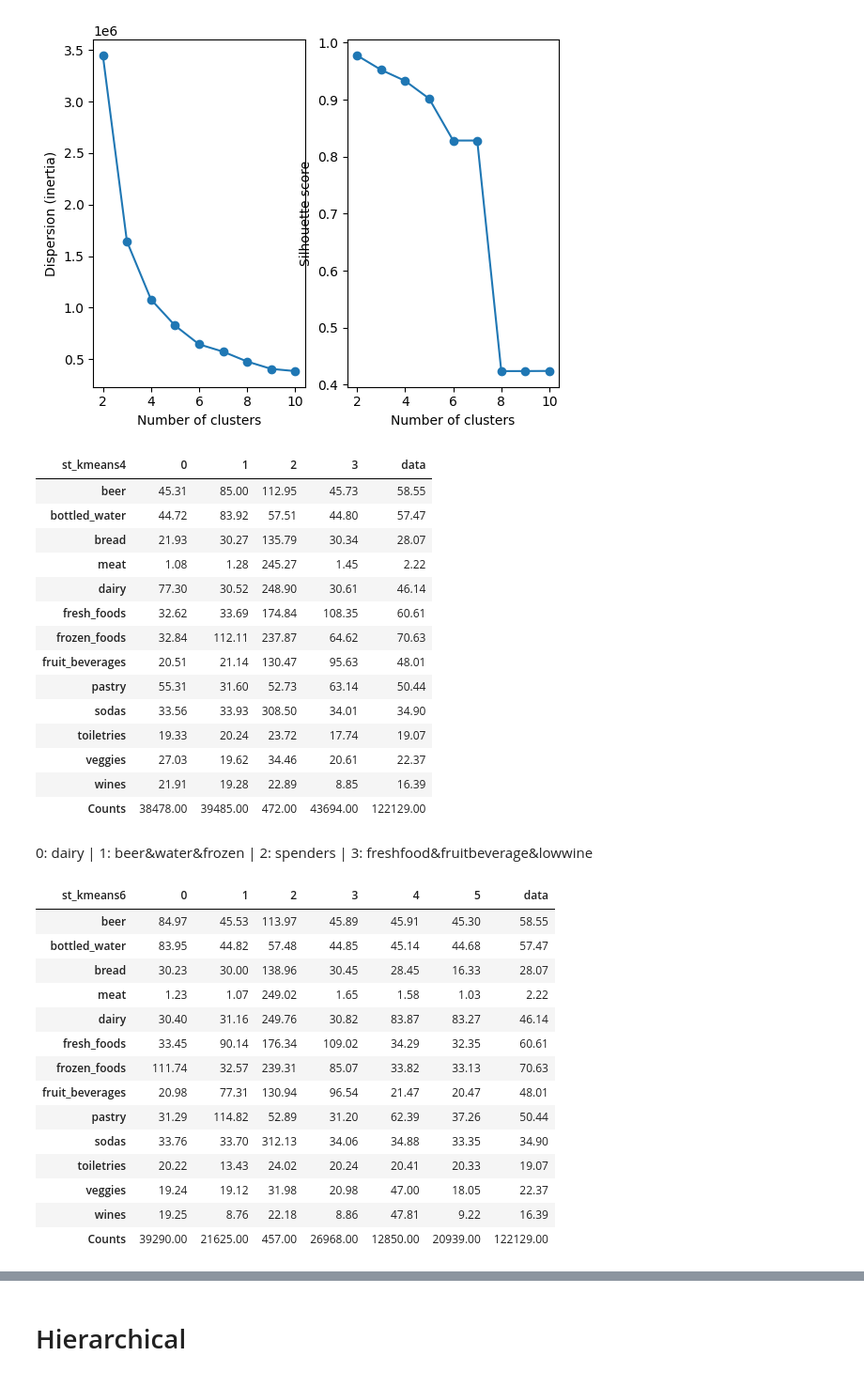
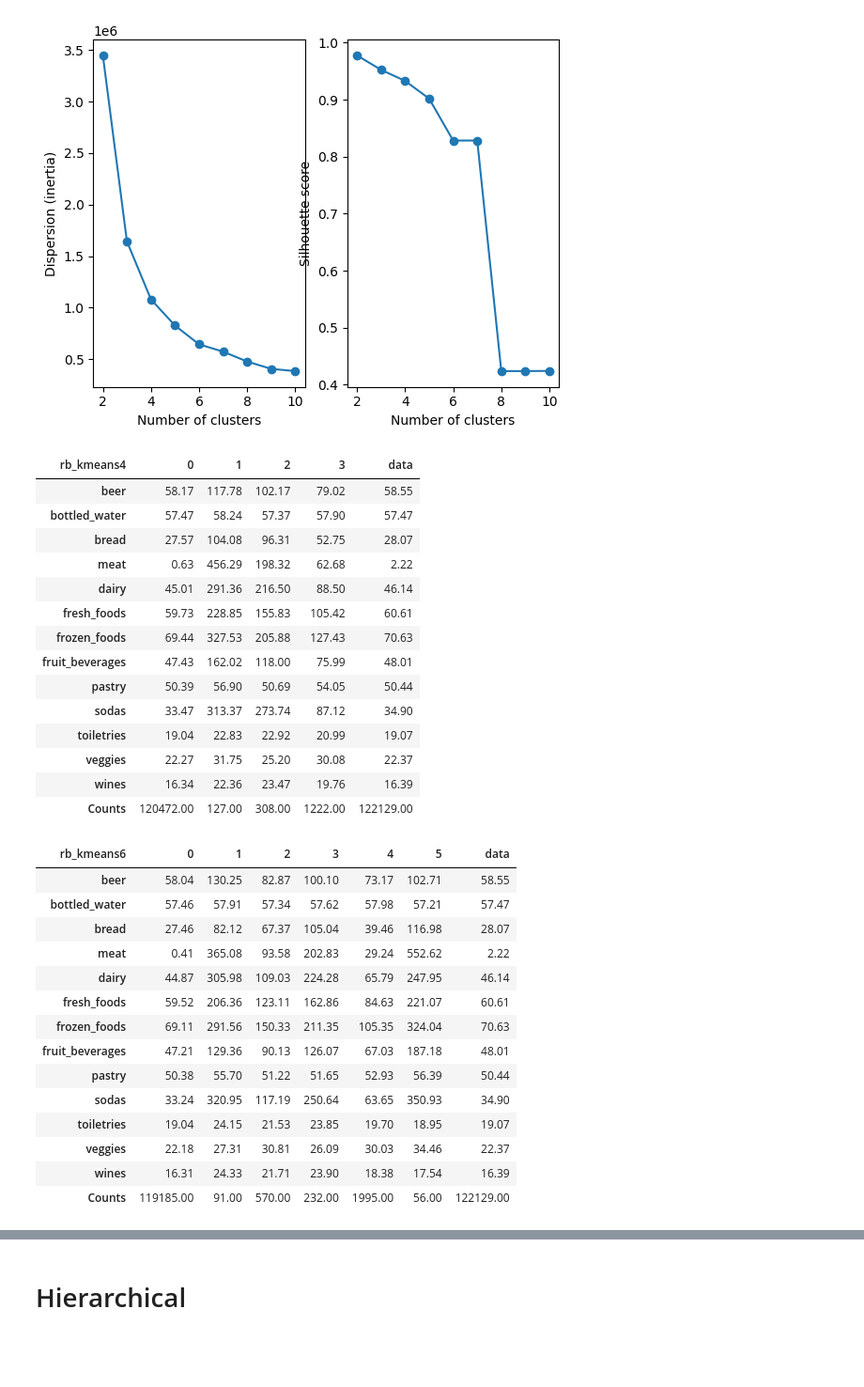
Before and after one commit to Rita-Centeno/DMI, a Jupyter notebook: clustering_pref.ipynb, the cells around one changed output, grey strips where cells are left out. Shown at 94% size. Drawn from its saved outputs; the diff is of its cells as text; code cells hidden in the pictures; blank space fills up the shorter version.

```diff
--- a/clustering_pref.ipynb
+++ b/clustering_pref.ipynb
@@ -35,8 +35,8 @@ The autoreload extension is already loaded. To reload it, use:
 #### Import the data
 # %%
 # data = pd.read_csv('Data\\New_Data\\project_data_cleaned_noreturnincons_impute2uni_wzipid_no0_perc.csv')
-# data = pd.read_csv('Data\\New_Data\\project_data_cleaned_noreturnincons_impute2uni_wzipid_no0_out_perc.csv')
-data = pd.read_csv('Data\\New_Data\\project_data_cleaned_noreturnincons_impute2uni_wzipid_no0_out99_perc.csv')
+data = pd.read_csv('Data\\New_Data\\project_data_cleaned_noreturnincons_impute2uni_wzipid_no0_out_perc.csv')
+# data = pd.read_csv('Data\\New_Data\\project_data_cleaned_noreturnincons_impute2uni_wzipid_no0_out99_perc.csv')
 # %% [markdown]
 #### Define metrics to study
 # %%
@@ -295,6 +295,9 @@ plot_inertia_and_silhouette(sample_st_scl, 2, 10)
 # %%
 kmeans = KMeans(n_clusters = 4, init='k-means++', n_init=10,  random_state = 1).fit(preference_st_scl)
 preference['st_kmeans4'] = kmeans.predict(preference_st_scl)
+# %%
+kmeans = KMeans(n_clusters = 6, init='k-means++', n_init=10,  random_state = 1).fit(preference_st_scl)
+preference['st_kmeans6'] = kmeans.predict(preference_st_scl)
 # %%
 kmeans = KMeans(n_clusters = 7, init='k-means++', n_init=10,  random_state = 1).fit(preference_st_scl)
 preference['st_kmeans7'] = kmeans.predict(preference_st_scl)
@@ -483,6 +544,9 @@ clusters_comparison(preference, 'mm_kmeans3', 'mm_kmeans5')
 plot_inertia_and_silhouette(sample_mm_scl, 2, 10)
 # %% [output]
 [figure]
+# %%
+kmeans = KMeans(n_clusters = 4, init='k-means++', n_init=10,  random_state = 1).fit(preference_mm_scl)
+preference['mm_kmeans4'] = kmeans.predict(preference_mm_scl)
 # %%
 kmeans = KMeans(n_clusters = 6, init='k-means++', n_init=10,  random_state = 1).fit(preference_mm_scl)
 preference['mm_kmeans6'] = kmeans.predict(preference_mm_scl)
@@ -573,40 +657,38 @@ preference['rb_kmeans4'] = kmeans.predict(preference_rb_scl)
 kmeans = KMeans(n_clusters = 6, init='k-means++', n_init=10,  random_state = 1).fit(preference_rb_scl)
 preference['rb_kmeans6'] = kmeans.predict(preference_rb_scl)
 # %%
-groupby_mean(preference, 'st_kmeans4')
+groupby_mean(preference, 'rb_kmeans4')
 # %% [output]
-| st_kmeans4 | 0 | 1 | 2 | 3 | data |
-| beer | 45.31 | 85.00 | 112.95 | 45.73 | 58.55 |
-| bottled_water | 44.72 | 83.92 | 57.51 | 44.80 | 57.47 |
-| bread | 21.93 | 30.27 | 135.79 | 30.34 | 28.07 |
-| meat | 1.08 | 1.28 | 245.27 | 1.45 | 2.22 |
-| dairy | 77.30 | 30.52 | 248.90 | 30.61 | 46.14 |
-| fresh_foods | 32.62 | 33.69 | 174.84 | 108.35 | 60.61 |
-| frozen_foods | 32.84 | 112.11 | 237.87 | 64.62 | 70.63 |
-| fruit_beverages | 20.51 | 21.14 | 130.47 | 95.63 | 48.01 |
-| pastry | 55.31 | 31.60 | 52.73 | 63.14 | 50.44 |
-| sodas | 33.56 | 33.93 | 308.50 | 34.01 | 34.90 |
-| toiletries | 19.33 | 20.24 | 23.72 | 17.74 | 19.07 |
-| veggies | 27.03 | 19.62 | 34.46 | 20.61 | 22.37 |
-| wines | 21.91 | 19.28 | 22.89 | 8.85 | 16.39 |
-| Counts | 38478.00 | 39485.00 | 472.00 | 43694.00 | 122129.00 |
+| rb_kmeans4 | 0 | 1 | 2 | 3 | data |
+| beer | 58.17 | 117.78 | 102.17 | 79.02 | 58.55 |
+| bottled_water | 57.47 | 58.24 | 57.37 | 57.90 | 57.47 |
+| bread | 27.57 | 104.08 | 96.31 | 52.75 | 28.07 |
+| meat | 0.63 | 456.29 | 198.32 | 62.68 | 2.22 |
+| dairy | 45.01 | 291.36 | 216.50 | 88.50 | 46.14 |
+| fresh_foods | 59.73 | 228.85 | 155.83 | 105.42 | 60.61 |
+| frozen_foods | 69.44 | 327.53 | 205.88 | 127.43 | 70.63 |
+| fruit_beverages | 47.43 | 162.02 | 118.00 | 75.99 | 48.01 |
+| pastry | 50.39 | 56.90 | 50.69 | 54.05 | 50.44 |
+| sodas | 33.47 | 313.37 | 273.74 | 87.12 | 34.90 |
+| toiletries | 19.04 | 22.83 | 22.92 | 20.99 | 19.07 |
+| veggies | 22.27 | 31.75 | 25.20 | 30.08 | 22.37 |
+| wines | 16.34 | 22.36 | 23.47 | 19.76 | 16.39 |
+| Counts | 120472.00 | 127.00 | 308.00 | 1222.00 | 122129.00 |
-# %% [markdown]
-0: dairy | 1: beer&water&frozen | 2: spenders | 3: freshfood&fruitbeverage&lowwine
 # %%
-groupby_mean(preference, 'st_kmeans6')
+groupby_mean(preference, 'rb_kmeans6')
 # %% [output]
-| st_kmeans6 | 0 | 1 | 2 | 3 | 4 | 5 | data |
-| beer | 84.97 | 45.53 | 113.97 | 45.89 | 45.91 | 45.30 | 58.55 |
-| bottled_water | 83.95 | 44.82 | 57.48 | 44.85 | 45.14 | 44.68 | 57.47 |
-| bread | 30.23 | 30.00 | 138.96 | 30.45 | 28.45 | 16.33 | 28.07 |
-| meat | 1.23 | 1.07 | 249.02 | 1.65 | 1.58 | 1.03 | 2.22 |
-| dairy | 30.40 | 31.16 | 249.76 | 30.82 | 83.87 | 83.27 | 46.14 |
-| fresh_foods | 33.45 | 90.14 | 176.34 | 109.02 | 34.29 | 32.35 | 60.61 |
-| frozen_foods | 111.74 | 32.57 | 239.31 | 85.07 | 33.82 | 33.13 | 70.63 |
-| fruit_beverages | 20.98 | 77.31 | 130.94 | 96.54 | 21.47 | 20.47 | 48.01 |
-| pastry | 31.29 | 114.82 | 52.89 | 31.20 | 62.39 | 37.26 | 50.44 |
-| sodas | 33.76 | 33.70 | 312.13 | 34.06 | 34.88 | 33.35 | 34.90 |
-| toiletries | 20.22 | 13.43 | 24.02 | 20.24 | 20.41 | 20.33 | 19.07 |
-| veggies | 19.24 | 19.12 | 31.98 | 20.98 | 47.00 | 18.05 | 22.37 |
-| wines | 19.25 | 8.76 | 22.18 | 8.86 | 47.81 | 9.22 | 16.39 |
-| Counts | 39290.00 | 21625.00 | 457.00 | 26968.00 | 12850.00 | 20939.00 | 122129.00 |
+| rb_kmeans6 | 0 | 1 | 2 | 3 | 4 | 5 | data |
+| beer | 58.04 | 130.25 | 82.87 | 100.10 | 73.17 | 102.71 | 58.55 |
+| bottled_water | 57.46 | 57.91 | 57.34 | 57.62 | 57.98 | 57.21 | 57.47 |
+| bread | 27.46 | 82.12 | 67.37 | 105.04 | 39.46 | 116.98 | 28.07 |
+| meat | 0.41 | 365.08 | 93.58 | 202.83 | 29.24 | 552.62 | 2.22 |
+| dairy | 44.87 | 305.98 | 109.03 | 224.28 | 65.79 | 247.95 | 46.14 |
+| fresh_foods | 59.52 | 206.36 | 123.11 | 162.86 | 84.63 | 221.07 | 60.61 |
+| frozen_foods | 69.11 | 291.56 | 150.33 | 211.35 | 105.35 | 324.04 | 70.63 |
+| fruit_beverages | 47.21 | 129.36 | 90.13 | 126.07 | 67.03 | 187.18 | 48.01 |
+| pastry | 50.38 | 55.70 | 51.22 | 51.65 | 52.93 | 56.39 | 50.44 |
+| sodas | 33.24 | 320.95 | 117.19 | 250.64 | 63.65 | 350.93 | 34.90 |
+| toiletries | 19.04 | 24.15 | 21.53 | 23.85 | 19.70 | 18.95 | 19.07 |
+| veggies | 22.18 | 27.31 | 30.81 | 26.09 | 30.03 | 34.46 | 22.37 |
+| wines | 16.31 | 24.33 | 21.71 | 23.90 | 18.38 | 17.54 | 16.39 |
+| Counts | 119185.00 | 91.00 | 570.00 | 232.00 | 1995.00 | 56.00 | 122129.00 |
```
Also changed, not shown: parts of 29 cells of this notebook.
